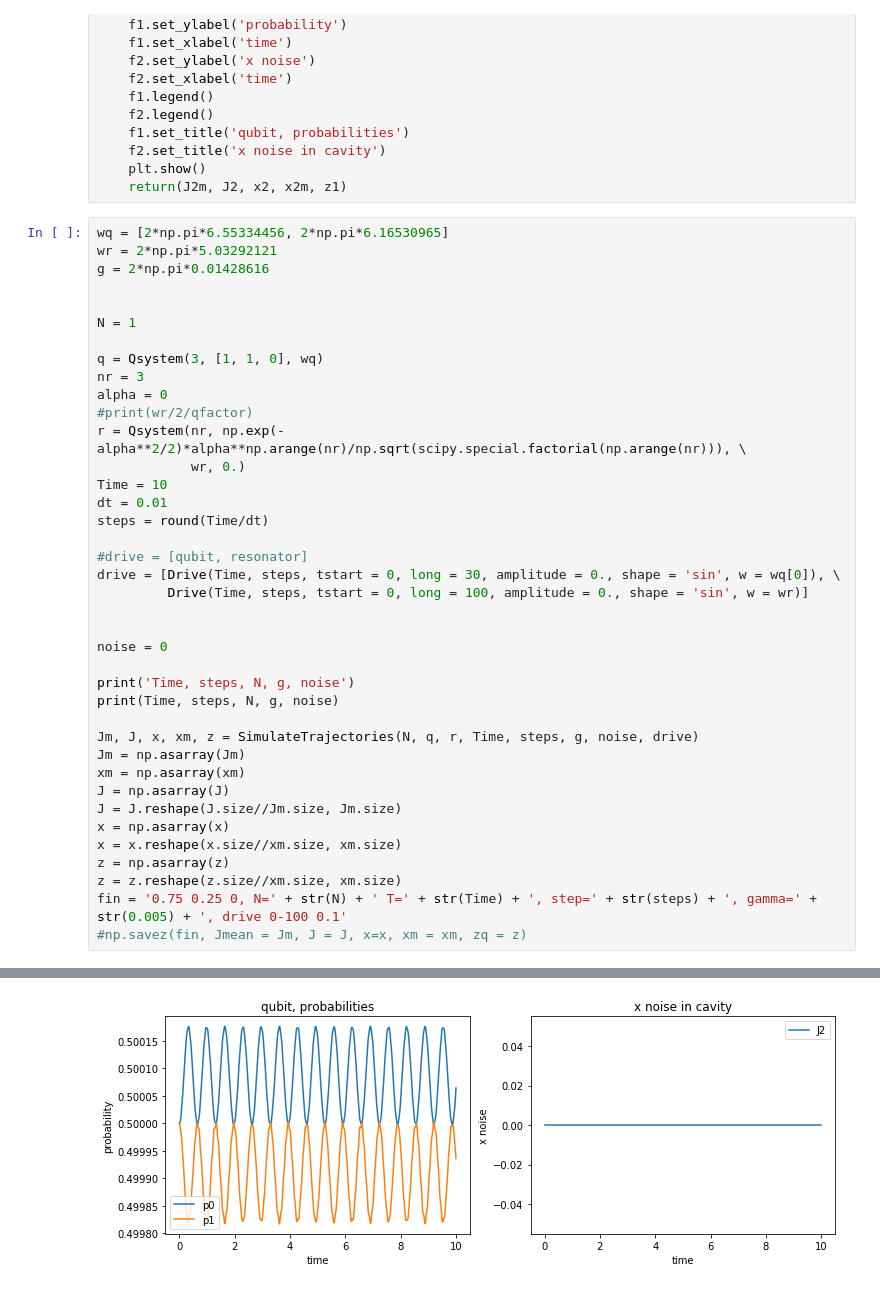
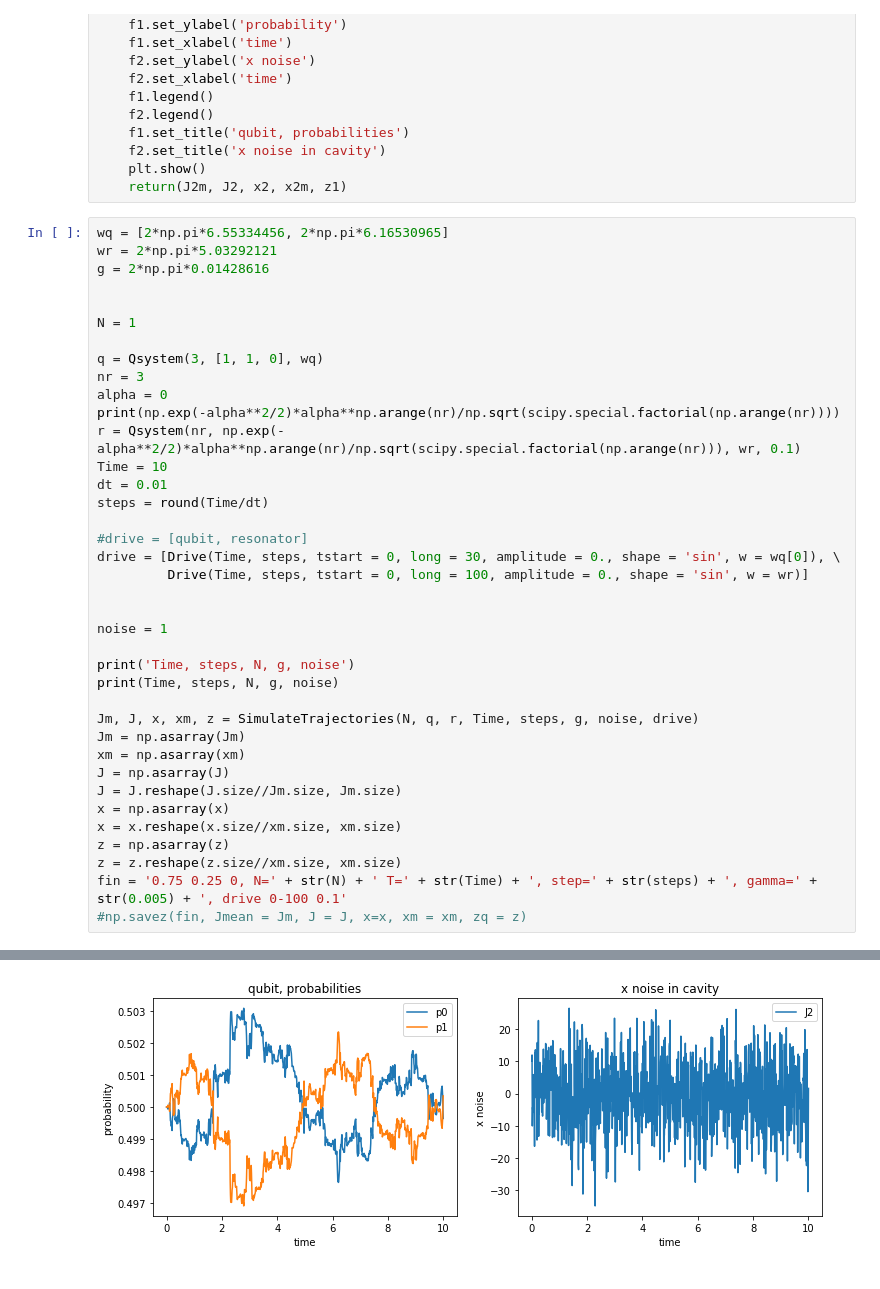
Before and after one commit to SimakovIlya/QCircuit, a Jupyter notebook: QR3 (вроде финальная)-Copy1.ipynb, the cells around one changed output, grey strips where cells are left out. Cells and saved outputs as stored; diff of their text form.

```diff
--- a/QR3 (вроде финальная)-Copy1.ipynb
+++ b/QR3 (вроде финальная)-Copy1.ipynb
@@ -257,9 +255,8 @@ N = 1
 q = Qsystem(3, [1, 1, 0], wq)
 nr = 3
 alpha = 0
-#print(wr/2/qfactor)
-r = Qsystem(nr, np.exp(-alpha**2/2)*alpha**np.arange(nr)/np.sqrt(scipy.special.factorial(np.arange(nr))), \
-            wr, 0.)
+print(np.exp(-alpha**2/2)*alpha**np.arange(nr)/np.sqrt(scipy.special.factorial(np.arange(nr))))
+r = Qsystem(nr, np.exp(-alpha**2/2)*alpha**np.arange(nr)/np.sqrt(scipy.special.factorial(np.arange(nr))), wr, 0.1)
 Time = 10
 dt = 0.01
 steps = round(Time/dt)
@@ -269,7 +266,7 @@ drive = [Drive(Time, steps, tstart = 0, long = 30, amplitude = 0., shape = 'sin'
          Drive(Time, steps, tstart = 0, long = 100, amplitude = 0., shape = 'sin', w = wr)]
 
 
-noise = 0
+noise = 1
 
 print('Time, steps, N, g, noise')
 print(Time, steps, N, g, noise)
@@ -308 +292 @@ run 0
-[figure, old version]
+[figure, new version]
```
Also changed, not shown: parts of 3 cells of this notebook.
